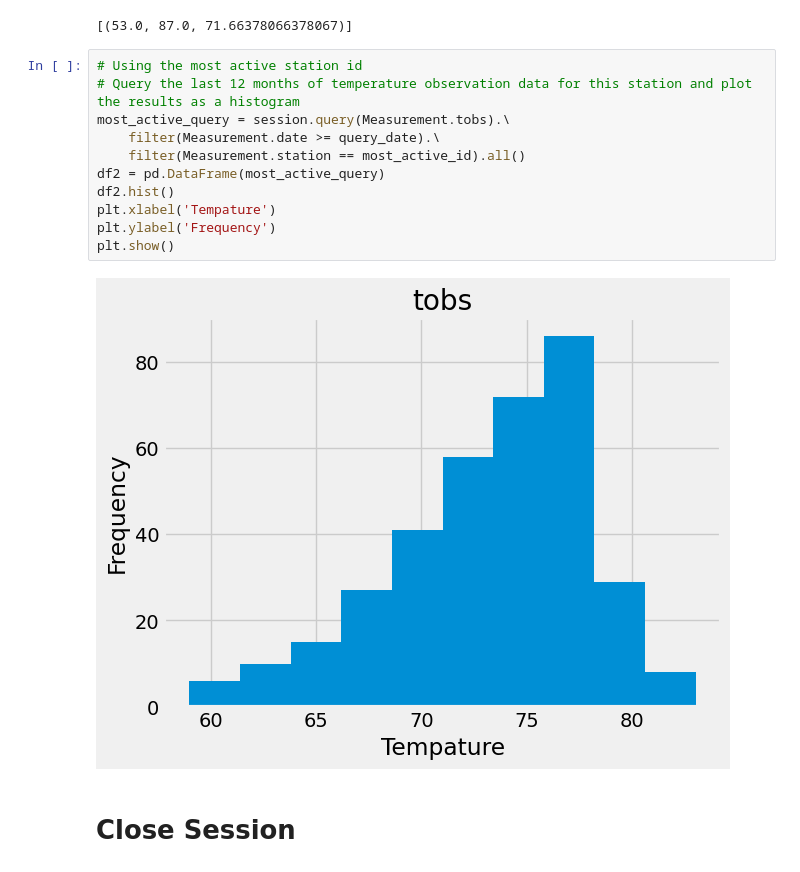
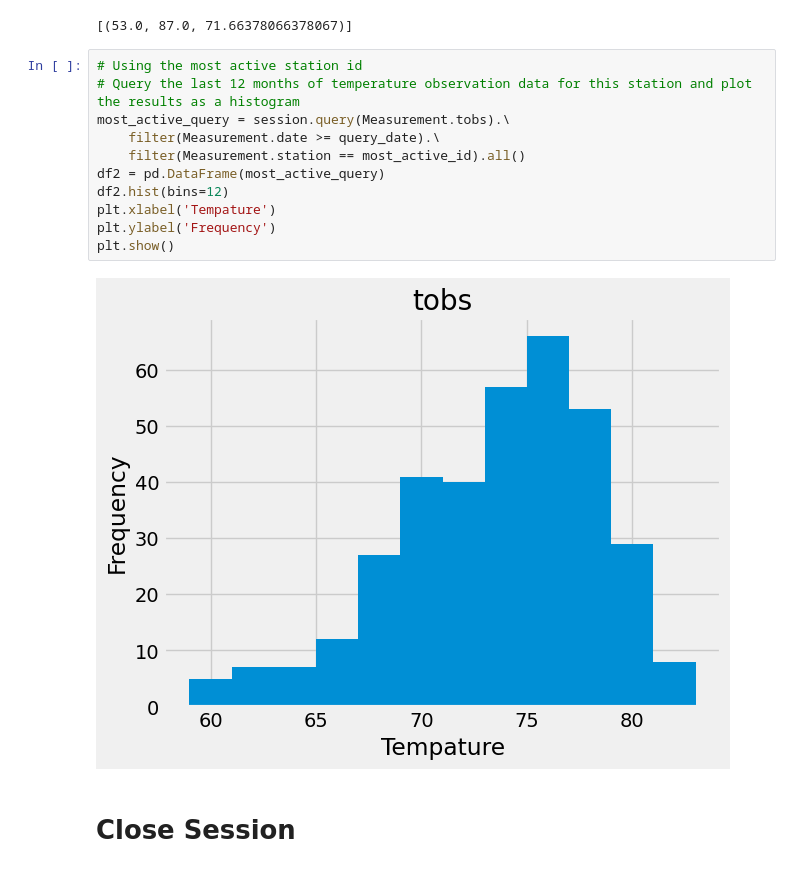
Before and after one commit to dsfackrell/sqlalchemy-challenge, a Jupyter notebook: SurfsUp/climate_starter.ipynb, the cells around one changed output. Saved outputs shown, nothing was run; the diff lists cells and outputs as text.

```diff
--- a/SurfsUp/climate_starter.ipynb
+++ b/SurfsUp/climate_starter.ipynb
@@ -115,16 +115,16 @@ session.query(func.min(Measurement.tobs),func.max(Measurement.tobs),func.avg(Mea
 # %%
 # Using the most active station id
 # Query the last 12 months of temperature observation data for this station and plot the results as a histogram
 most_active_query = session.query(Measurement.tobs).\
     filter(Measurement.date >= query_date).\
     filter(Measurement.station == most_active_id).all()
 df2 = pd.DataFrame(most_active_query)
-df2.hist()
+df2.hist(bins=12)
 plt.xlabel('Tempature')
 plt.ylabel('Frequency')
 plt.show()
 # %% [output]
-[figure, old version]
+[figure, new version]
 # %% [markdown]
 # Close Session
 # %%
```
Also changed, not shown: parts of 1 cell of this notebook, 4 other files.
